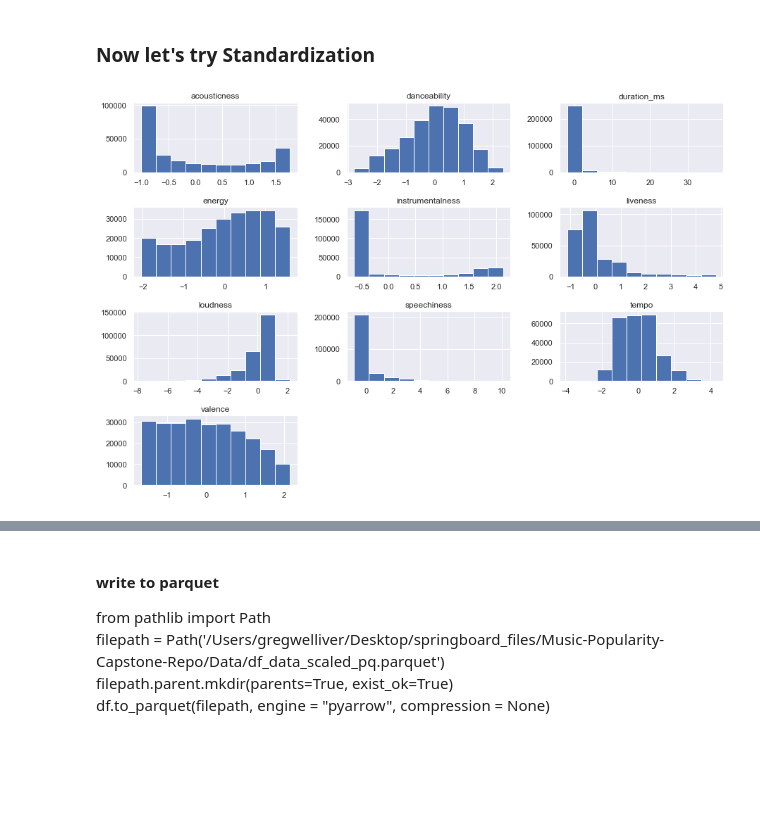
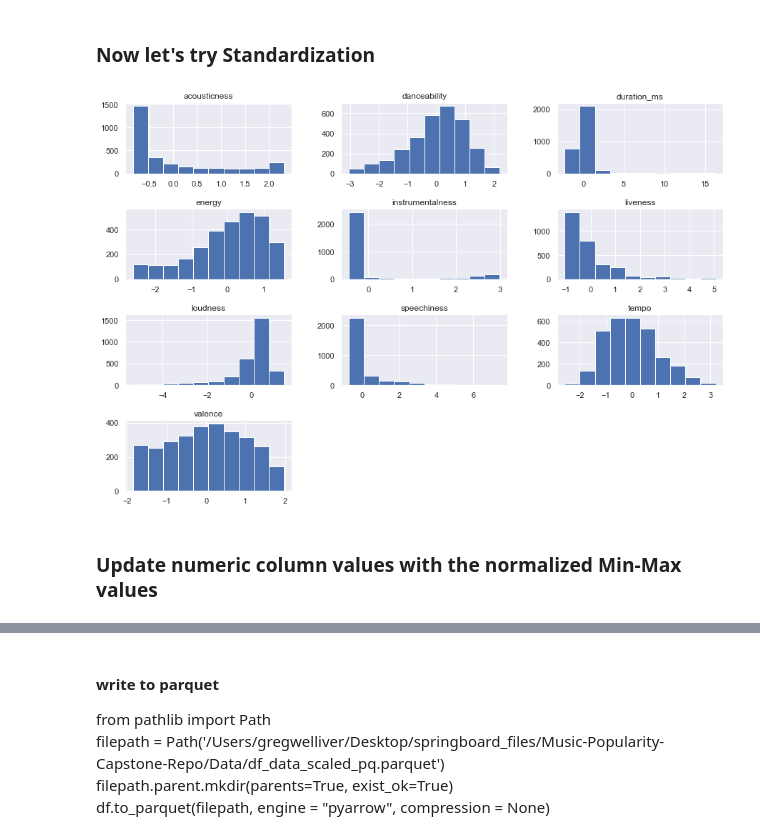
Before and after one commit to topgreg/Music-Popularity-Capstone-Repo, a Jupyter notebook: Notebooks/Main - Music Popularity Capstone - Pre-processing and Training Data Development.ipynb, the cells around one changed output, grey strips where cells are left out. Drawn from its saved outputs; the diff is of its cells as text; code cells hidden in the pictures; blank space fills up the shorter version.

```diff
--- a/Notebooks/Main - Music Popularity Capstone - Pre-processing and Training Data Development.ipynb
+++ b/Notebooks/Main - Music Popularity Capstone - Pre-processing and Training Data Development.ipynb
@@ -182,0 +242,2 @@ df.head()
+# %%
+X_train = X_train.reset_index(drop=True)
@@ -183,3 +260,5 @@ df.head()
+# %%
+X_test = X_test.reset_index(drop=True)
 # %% [markdown]
 ## Scaling and Transforming Numeric Features
 # %%
@@ -221 +300,5 @@ max           0.961000
 Name: speechiness, dtype: float64
+# %%
+# isolate numeric features of X_train and X_test
+numeric_df_X_train = X_train.select_dtypes(include=['int', 'float'])
+numeric_df_X_test = X_test.select_dtypes(include=['int', 'float'])
@@ -241,21 +388,24 @@ plt.subplots_adjust(hspace=0.5)
 # %% [markdown]
 ### Now let's try Standardization
-# %%
-# Import StandardScaler
-from sklearn.preprocessing import StandardScaler
-
-# create model, fit, and transform
-SS_scaler = StandardScaler()
-numeric_df_ss = SS_scaler.fit_transform(numeric_df)
-
-# convert back to dataframe for plotting
-numeric_df_ss = pd.DataFrame(numeric_df_ss)
-numeric_df_ss.columns = numeric_column_names
-
-numeric_df_ss.hist(figsize=(15,10))
-plt.subplots_adjust(hspace=0.5)
-# %% [output]
-[figure, removed]
+# %%
+# Import StandardScaler
+from sklearn.preprocessing import StandardScaler
+
+# create model, fit, and transform
+SS_scaler = StandardScaler()
+numeric_df_ss_X_train = SS_scaler.fit_transform(numeric_df_X_train)
+numeric_df_ss_X_test = SS_scaler.fit_transform(numeric_df_X_test)
+
+# convert back to dataframe for plotting
+numeric_df_ss_X_train = pd.DataFrame(numeric_df_ss_X_train)
+numeric_df_ss_X_train.columns = numeric_column_names
+numeric_df_ss_X_test = pd.DataFrame(numeric_df_ss_X_test)
+numeric_df_ss_X_test.columns = numeric_column_names
+
+numeric_df_ss_X_train.hist(figsize=(15,10))
+plt.subplots_adjust(hspace=0.5)
+# %% [output]
+[figure, added]
 # %%
 #df.acousticness
 # %%
@@ -264,4 +414,6 @@ plt.subplots_adjust(hspace=0.5)
 #df.danceability
 # %%
 #numeric_df_mm.danceability
+# %% [markdown]
+### Update numeric column values with the normalized Min-Max values
 # %%
```
Also changed, not shown: parts of 65 cells of this notebook.
